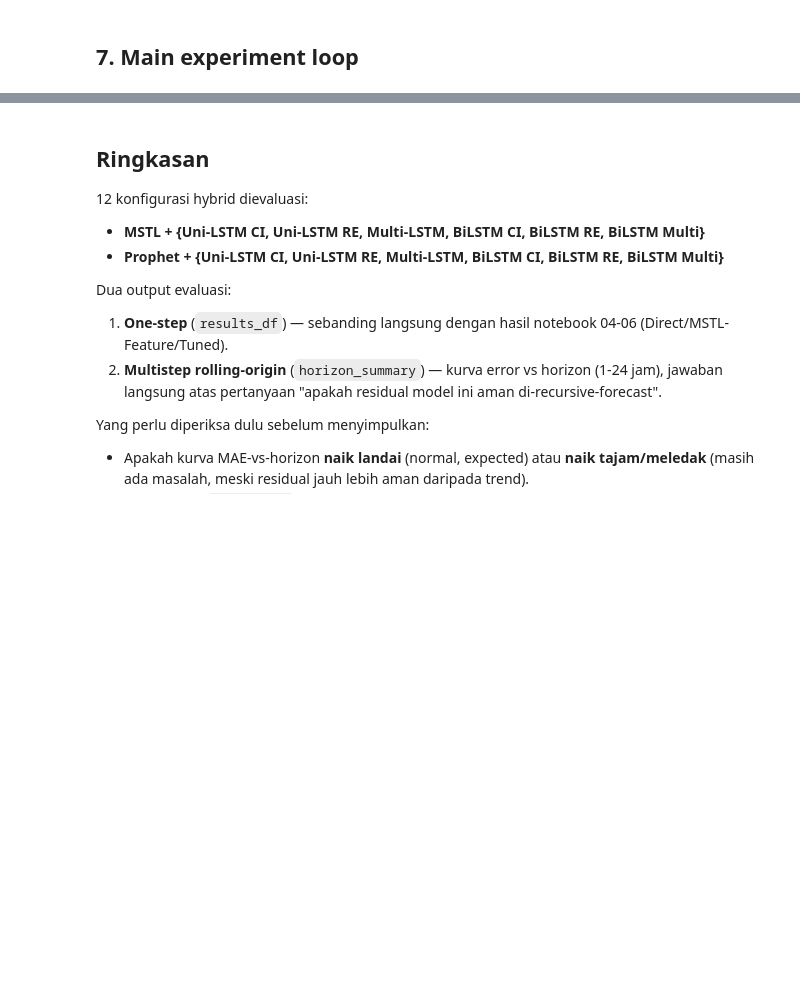
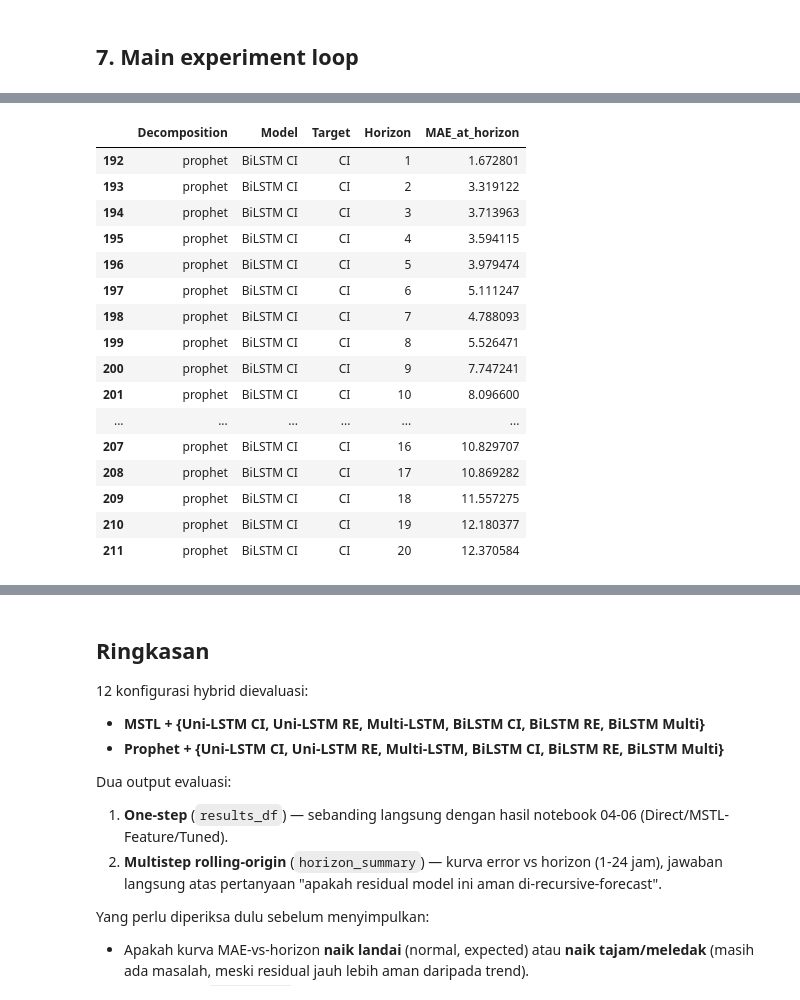
Before and after one commit to JustDannn/CarbonIntensityResearch, a Jupyter notebook: notebooks/07_dani_hybrid_residual_lstm.ipynb, the cells around one changed output, grey strips where cells are left out. Drawn from its saved outputs; the diff is of its cells as text; code cells hidden in the pictures; blank space fills up the shorter version.

```diff
--- a/notebooks/07_dani_hybrid_residual_lstm.ipynb
+++ b/notebooks/07_dani_hybrid_residual_lstm.ipynb
@@ -594,3 +632,23 @@ display(horizon_summary.head(20))
+# %%
+horizon_summary[horizon_summary["Decomposition"] == "prophet"].head(20)
+# %% [output]
+|  | Decomposition | Model | Target | Horizon | MAE_at_horizon |
+| 192 | prophet | BiLSTM CI | CI | 1 | 1.672801 |
+| 193 | prophet | BiLSTM CI | CI | 2 | 3.319122 |
+| 194 | prophet | BiLSTM CI | CI | 3 | 3.713963 |
+| 195 | prophet | BiLSTM CI | CI | 4 | 3.594115 |
+| 196 | prophet | BiLSTM CI | CI | 5 | 3.979474 |
+| 197 | prophet | BiLSTM CI | CI | 6 | 5.111247 |
+| 198 | prophet | BiLSTM CI | CI | 7 | 4.788093 |
+| 199 | prophet | BiLSTM CI | CI | 8 | 5.526471 |
+| 200 | prophet | BiLSTM CI | CI | 9 | 7.747241 |
+| 201 | prophet | BiLSTM CI | CI | 10 | 8.096600 |
+| ... | ... | ... | ... | ... | ... |
+| 207 | prophet | BiLSTM CI | CI | 16 | 10.829707 |
+| 208 | prophet | BiLSTM CI | CI | 17 | 10.869282 |
+| 209 | prophet | BiLSTM CI | CI | 18 | 11.557275 |
+| 210 | prophet | BiLSTM CI | CI | 19 | 12.180377 |
+| 211 | prophet | BiLSTM CI | CI | 20 | 12.370584 |
 # %%
 # Error-vs-horizon curves: does error grow with horizon, or stay flat?
 for target in ["CI", "RE"]:
```
Also changed, not shown: parts of 6 cells of this notebook.
